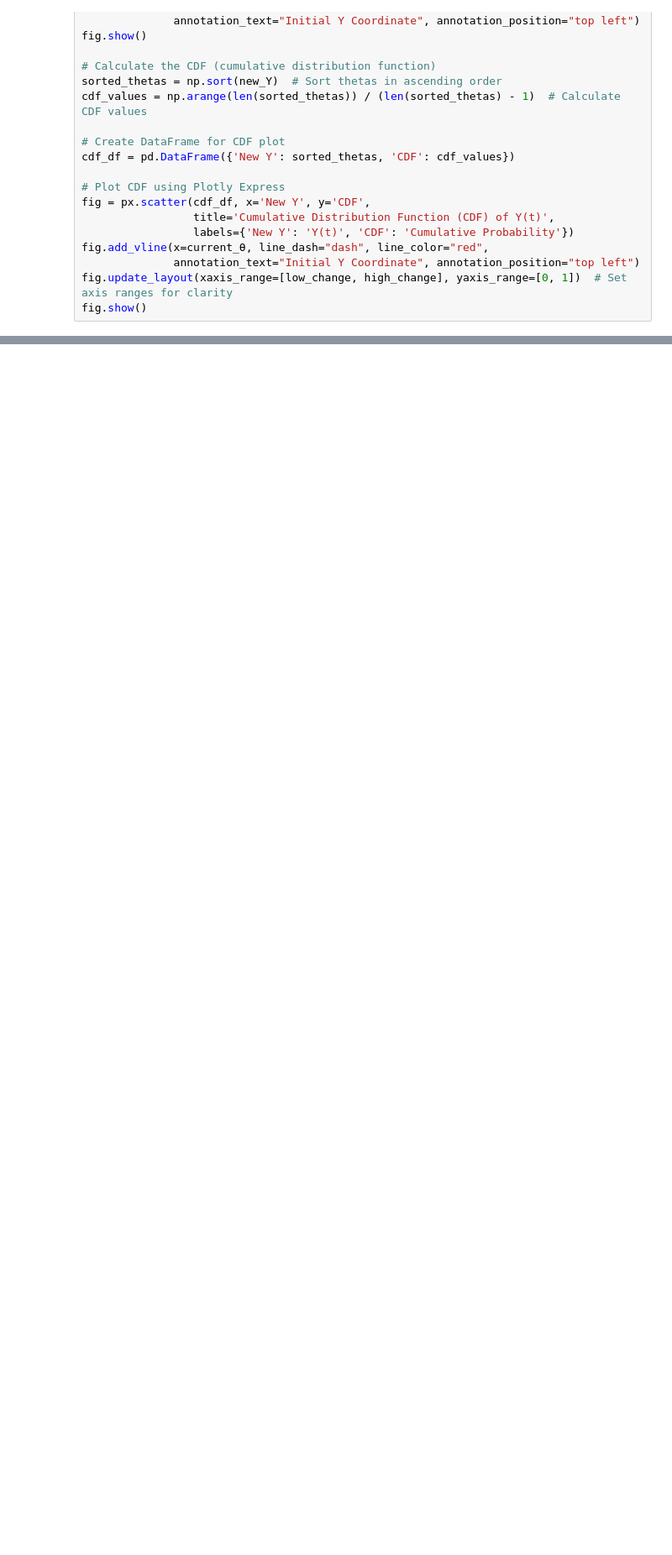
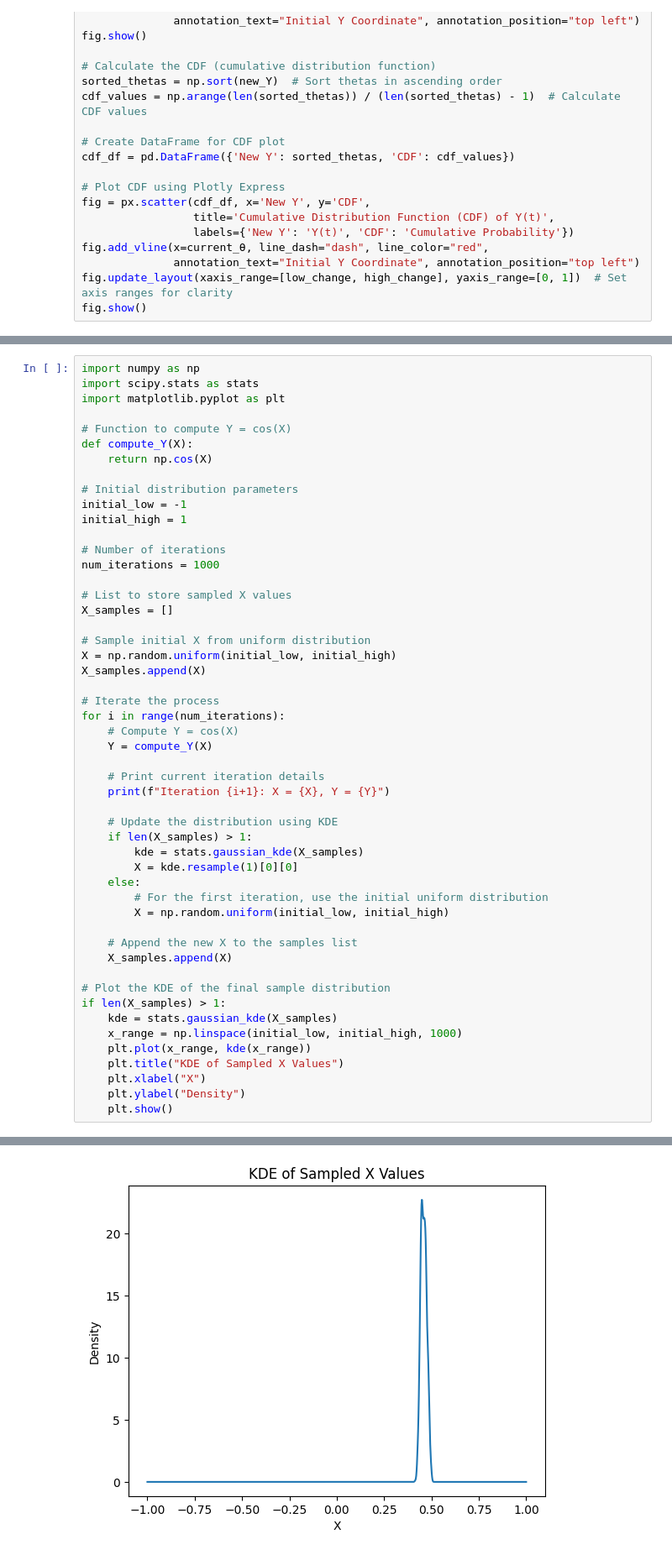
Before and after one commit to Aarya-Gupta/Autonomous-Driving-Systems, a Jupyter notebook: Week_03/Bicycle_model_w_heading_angle_only.ipynb, the cells around one changed output, grey strips where cells are left out. Shown at 84% size. Cells and saved outputs as stored; diff of their text form; blank space fills up the shorter version.

```diff
--- a/Week_03/Bicycle_model_w_heading_angle_only.ipynb
+++ b/Week_03/Bicycle_model_w_heading_angle_only.ipynb
@@ -144,0 +155,52 @@ fig.show()
+# %%
+import numpy as np
+import scipy.stats as stats
+import matplotlib.pyplot as plt
+
+# Function to compute Y = cos(X)
+def compute_Y(X):
+    return np.cos(X)
+
+# Initial distribution parameters
+initial_low = -1
+initial_high = 1
+
+# Number of iterations
+num_iterations = 1000
+
+# List to store sampled X values
+X_samples = []
+
+# Sample initial X from uniform distribution
+X = np.random.uniform(initial_low, initial_high)
+X_samples.append(X)
+
+# Iterate the process
+for i in range(num_iterations):
+    # Compute Y = cos(X)
+    Y = compute_Y(X)
+
+    # Print current iteration details
+    print(f"Iteration {i+1}: X = {X}, Y = {Y}")
+
+    # Update the distribution using KDE
+    if len(X_samples) > 1:
+        kde = stats.gaussian_kde(X_samples)
+        X = kde.resample(1)[0][0]
+    else:
+        # For the first iteration, use the initial uniform distribution
+        X = np.random.uniform(initial_low, initial_high)
+
+    # Append the new X to the samples list
+    X_samples.append(X)
+
+# Plot the KDE of the final sample distribution
+if len(X_samples) > 1:
+    kde = stats.gaussian_kde(X_samples)
+    x_range = np.linspace(initial_low, initial_high, 1000)
+    plt.plot(x_range, kde(x_range))
+    plt.title("KDE of Sampled X Values")
+    plt.xlabel("X")
+    plt.ylabel("Density")
+    plt.show()
+# %% [output]
@@ -144,0 +224 @@ fig.show()
+[figure, added]
```
Also changed, not shown: parts of 3 cells of this notebook, 2 other files.
